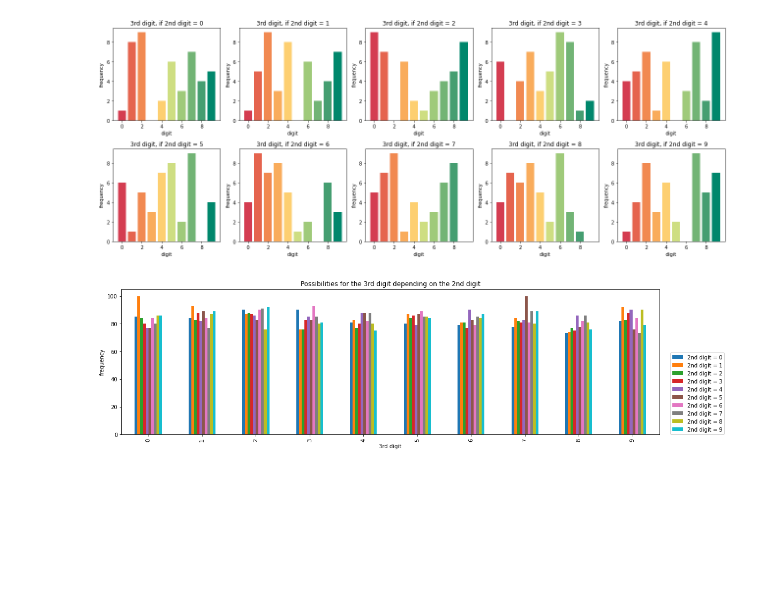
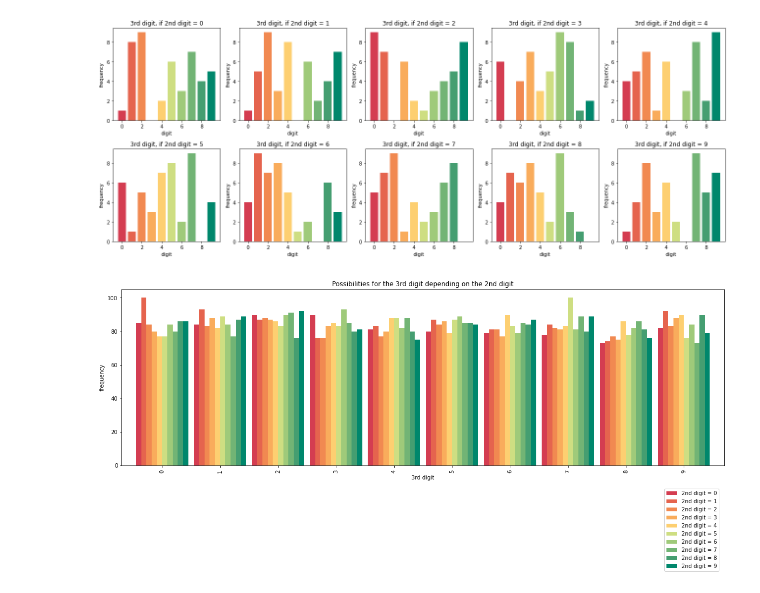
Before and after one commit to amuritna/wordle-genre-tools, a Jupyter notebook: primel/digit-distribution-expanded.ipynb, the cells around one changed output. Cells and saved outputs as stored; diff of their text form; code cells hidden in the pictures; blank space fills up the shorter version.

```diff
--- a/primel/digit-distribution-expanded.ipynb
+++ b/primel/digit-distribution-expanded.ipynb
@@ -53,24 +53,29 @@ plt.show()
 # %%
 newList = []
 
 for i in range(10):
     newList.append(
         dict(
             df[df["2nd"] == i]["3rd"].value_counts().sort_index()
         )
     )
 
 df2 = pd.DataFrame(newList)
 df2.columns = [f"2nd digit = {i}" for i in range(10)]
 
-fig3rd = df2.plot(kind='bar', figsize=(18,5))
+df2.plot(
 
-fig3rd.legend(loc=(1.02,0))
-fig3rd.set_xlabel('3rd digit')
-fig3rd.set_ylabel('frequency')
-fig3rd.title.set_text("Possibilities for the 3rd digit depending on the 2nd digit")
+    kind = 'bar',
+    figsize = (20, 6),
+    xlabel = "3rd digit",
+    ylabel = "frequency",
+    title = "Possibilities for the 3rd digit depending on the 2nd digit",
+    width = 0.9,
+    color = ['#d43d51', '#e5644e', '#f18951', '#f9ac5c', '#fdcf71', '#cede82', '#9fca7a', '#72b475', '#459e71', '#00876c']
 
 
+).legend(loc=(0.9,-0.6))
+
 plt.show()
 # %% [output]
-[figure, old version]
+[figure, new version]
```
Also changed, not shown: 1 other file.
